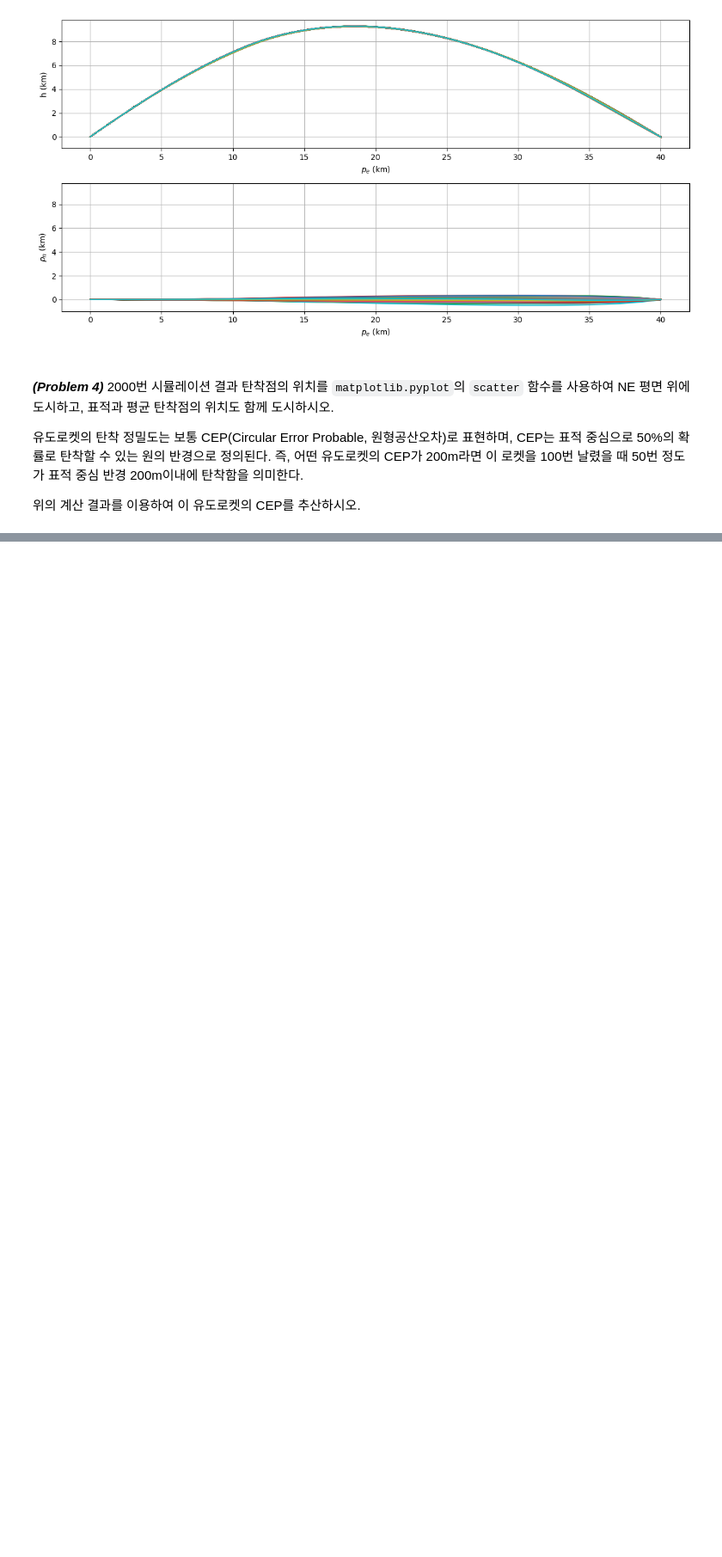
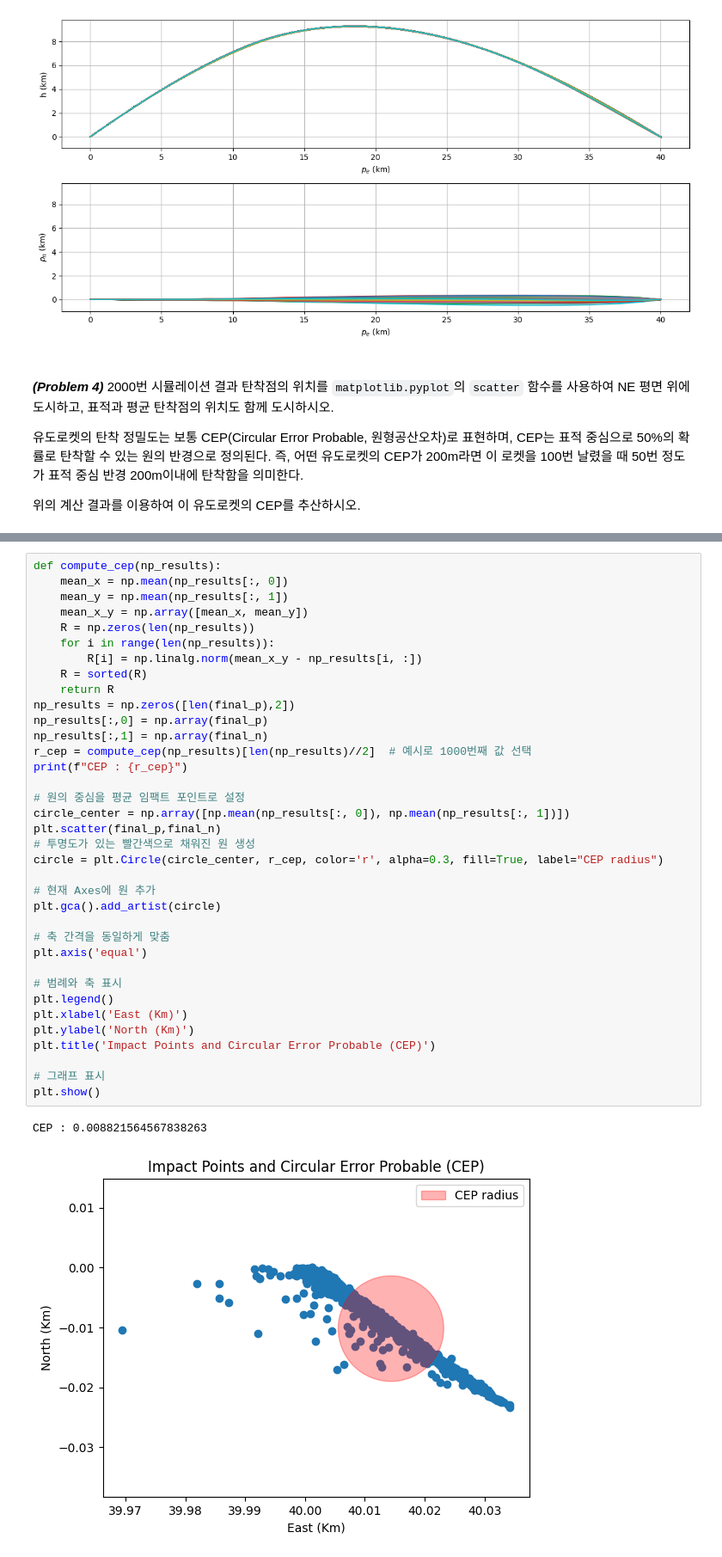
Before and after one commit to imrealhelper/Linear-Algebra, a Jupyter notebook: soft_ware_labs/ase3001_rocket_guidance.ipynb, the cells around one changed output, grey strips where cells are left out. Shown at 86% size. Cells and saved outputs as stored; diff of their text form; blank space fills up the shorter version.

```diff
--- a/soft_ware_labs/ase3001_rocket_guidance.ipynb
+++ b/soft_ware_labs/ase3001_rocket_guidance.ipynb
@@ -692,0 +749,39 @@ CEP: 0.0012 km
+# %%
+def compute_cep(np_results):
+    mean_x = np.mean(np_results[:, 0])
+    mean_y = np.mean(np_results[:, 1])
+    mean_x_y = np.array([mean_x, mean_y])
+    R = np.zeros(len(np_results))
+    for i in range(len(np_results)):
+        R[i] = np.linalg.norm(mean_x_y - np_results[i, :])
+    R = sorted(R)
+    return R
+np_results = np.zeros([len(final_p),2])
+np_results[:,0] = np.array(final_p)
+np_results[:,1] = np.array(final_n)
+r_cep = compute_cep(np_results)[len(np_results)//2]  # 예시로 1000번째 값 선택
+print(f"CEP : {r_cep}")
+
+# 원의 중심을 평균 임팩트 포인트로 설정
+circle_center = np.array([np.mean(np_results[:, 0]), np.mean(np_results[:, 1])])
+plt.scatter(final_p,final_n)
+# 투명도가 있는 빨간색으로 채워진 원 생성
+circle = plt.Circle(circle_center, r_cep, color='r', alpha=0.3, fill=True, label="CEP radius")
+
+# 현재 Axes에 원 추가
+plt.gca().add_artist(circle)
+
+# 축 간격을 동일하게 맞춤
+plt.axis('equal')
+
+# 범례와 축 표시
+plt.legend()
+plt.xlabel('East (Km)')
+plt.ylabel('North (Km)')
+plt.title('Impact Points and Circular Error Probable (CEP)')
+
+# 그래프 표시
+plt.show()
+# %% [output]
+CEP : 0.008821564567838263
+[figure, added]
```
Also changed, not shown: parts of 7 cells of this notebook.
